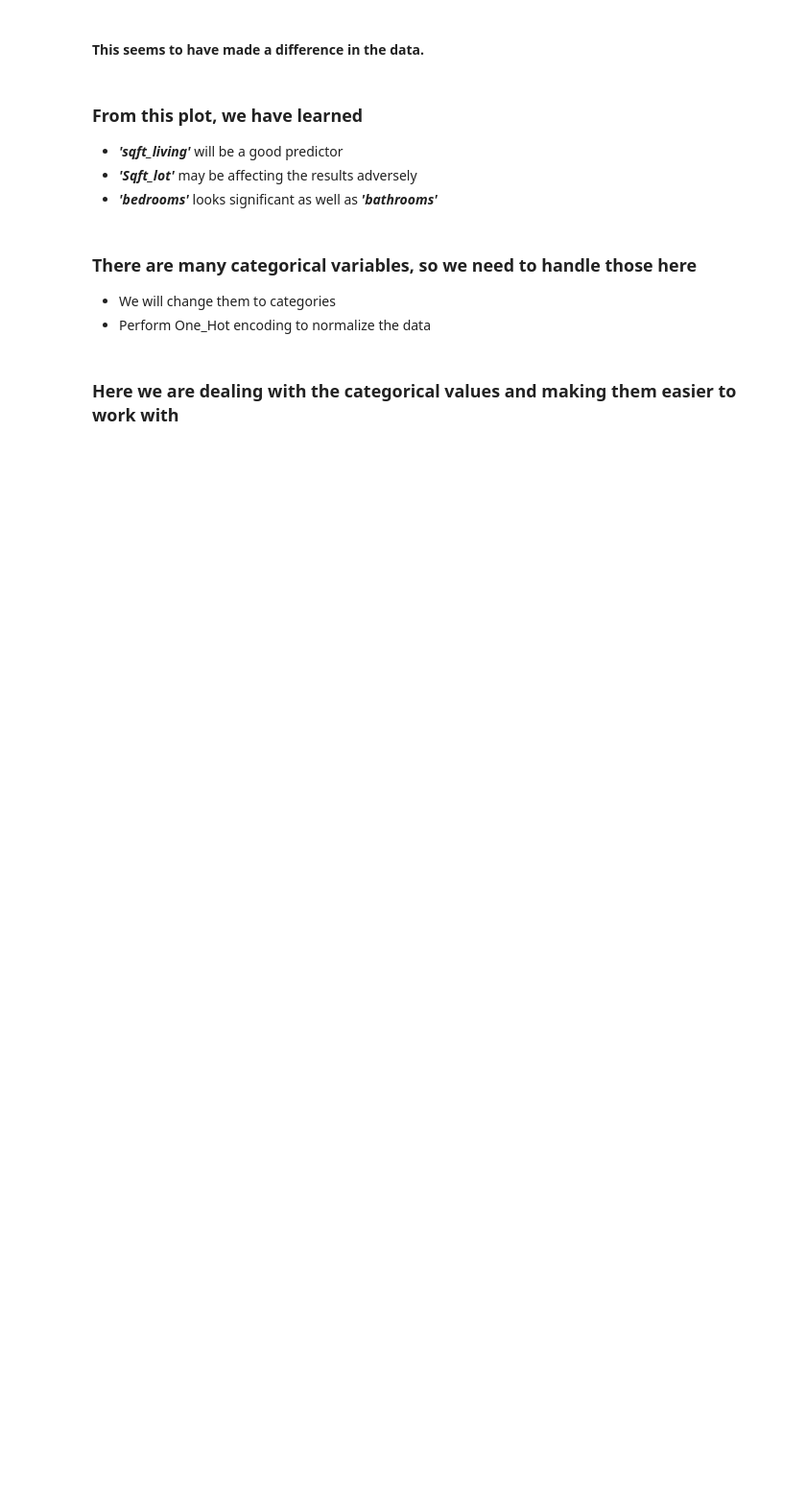
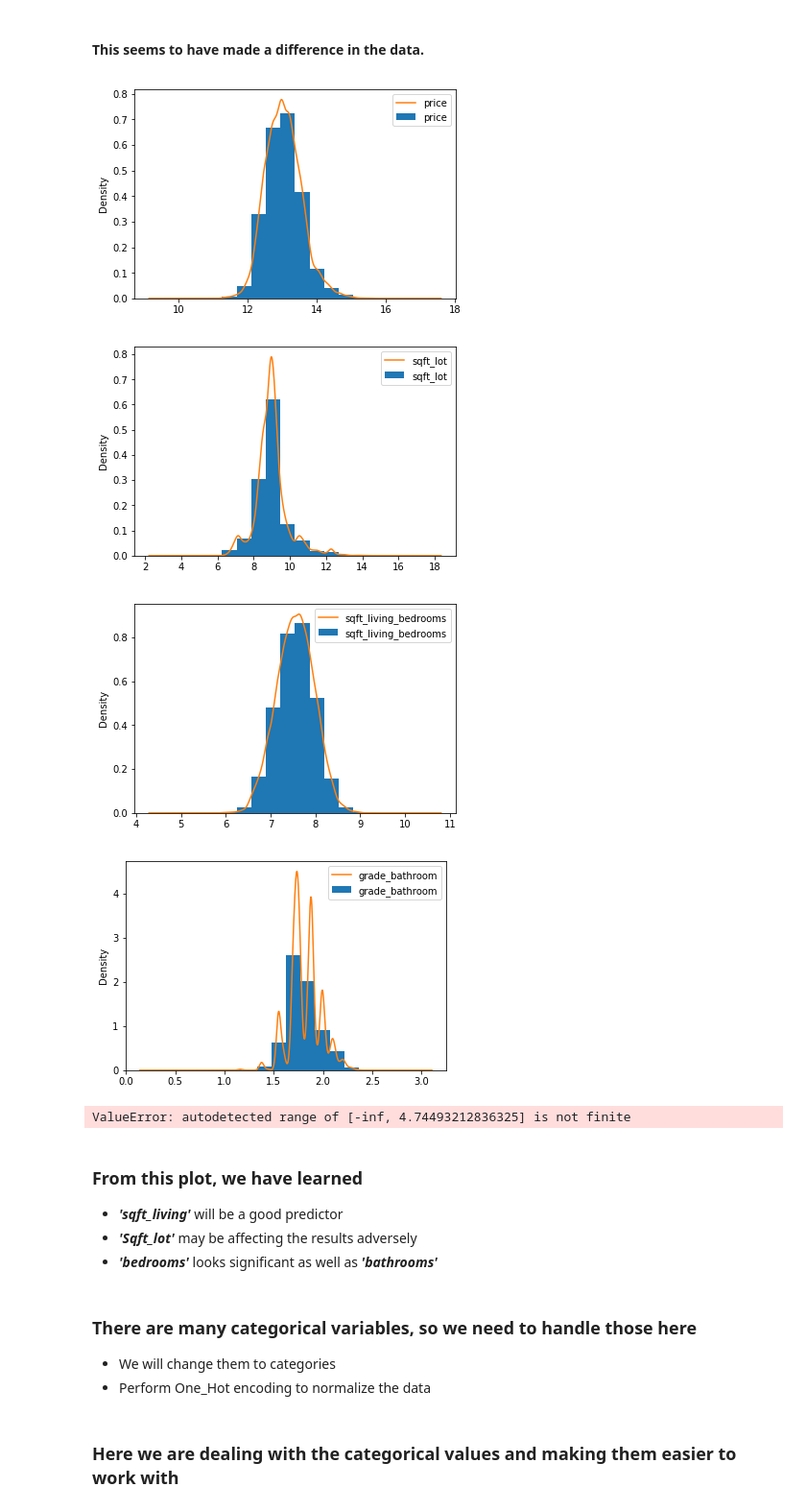
Before and after one commit to Cheffrey2000/Real-Estate-Price_Prediction, a Jupyter notebook: Jeffrey Hinkle KC Housing Data Analysis.ipynb, the cells around one changed output. Shown at 96% size. Saved outputs shown, nothing was run; the diff lists cells and outputs as text; code cells hidden in the pictures; blank space fills up the shorter version.

```diff
--- a/Jeffrey Hinkle KC Housing Data Analysis.ipynb
+++ b/Jeffrey Hinkle KC Housing Data Analysis.ipynb
@@ -700,3 +645,12 @@ for xcol, ax in zip(['sqft_lot', 'yr_built'], axes):
+# %%
+cols = ['price', 'sqft_lot', 'sqft_living_bedrooms', 'grade_bathroom', 'ren_period', 'sqft_basement']
+hf.make_kde(data=features_treated, columns=cols)
+# %% [output]
+[figure, added]
+[figure, added]
+[figure, added]
+[figure, added]
+ValueError: autodetected range of [-inf, 4.74493212836325] is not finite
 # %% [markdown]
 ### From this plot, we have learned<br>
 - __*'sqft_living'*__ will be a good predictor<br>
```
Also changed, not shown: parts of 51 cells of this notebook, 1 other file.
